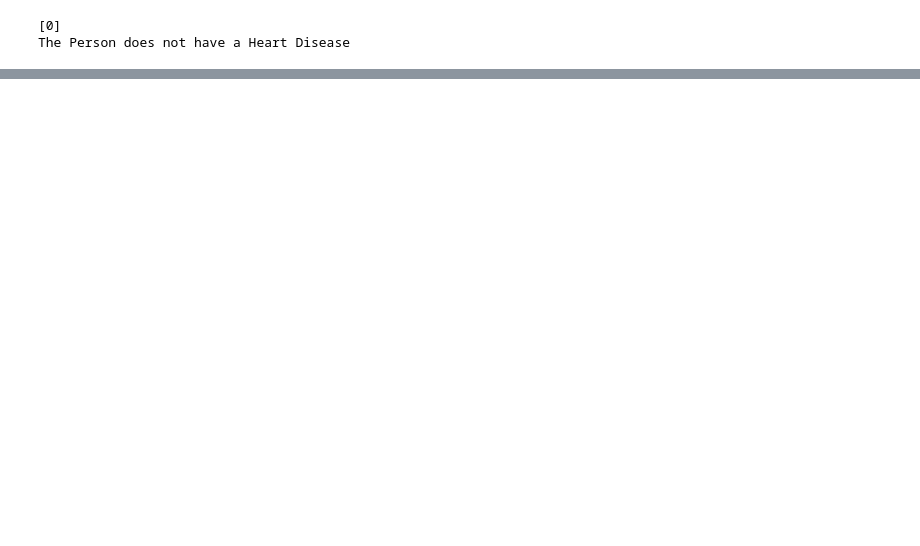
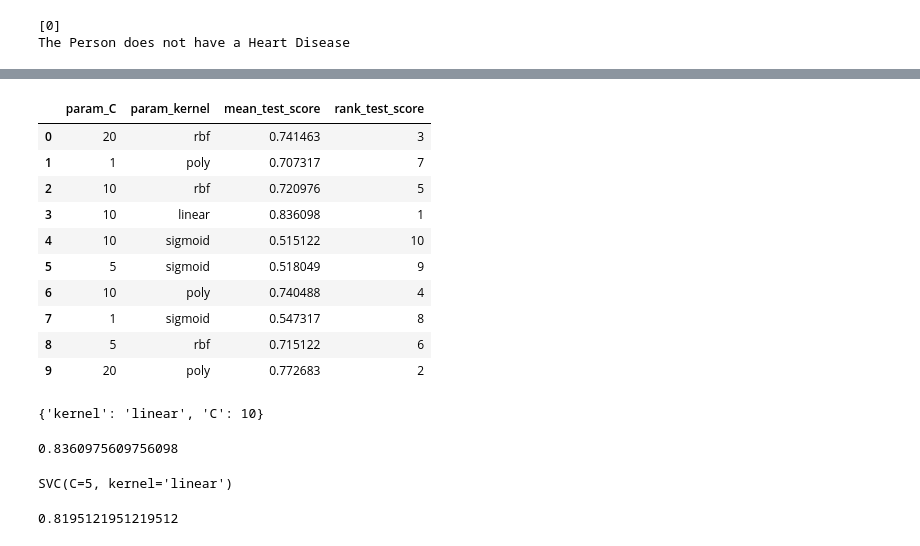
Before and after one commit to KaranamShivaKumar/Machine_learning_projects, a Jupyter notebook: Heart_Disease_Dataset.ipynb, the cells around one changed output, grey strips where cells are left out. Saved outputs shown, nothing was run; the diff lists cells and outputs as text; code cells hidden in the pictures; blank space fills up the shorter version.

```diff
--- a/Heart_Disease_Dataset.ipynb
+++ b/Heart_Disease_Dataset.ipynb
@@ -174,0 +397,23 @@ The Person does not have a Heart Disease
+# %%
+result[['param_C','param_kernel','mean_test_score','rank_test_score']]
+# %% [output]
+|  | param_C | param_kernel | mean_test_score | rank_test_score |
+| 0 | 20 | rbf | 0.741463 | 3 |
+| 1 | 1 | poly | 0.707317 | 7 |
+| 2 | 10 | rbf | 0.720976 | 5 |
+| 3 | 10 | linear | 0.836098 | 1 |
+| 4 | 10 | sigmoid | 0.515122 | 10 |
+| 5 | 5 | sigmoid | 0.518049 | 9 |
+| 6 | 10 | poly | 0.740488 | 4 |
+| 7 | 1 | sigmoid | 0.547317 | 8 |
+| 8 | 5 | rbf | 0.715122 | 6 |
+| 9 | 20 | poly | 0.772683 | 2 |
+# %%
+rand.best_params_
+# %% [output]
+{'kernel': 'linear', 'C': 10}
+# %%
+high_accuracy = rand.best_score_
+print(high_accuracy)
+# %% [output]
+0.8360975609756098
@@ -174,0 +422,9 @@ The Person does not have a Heart Disease
+# %%
+Model.fit(X_train,Y_train)
+# %% [output]
+SVC(C=5, kernel='linear')
+# %%
+test_pred = Model.predict(X_test)
+print(accuracy_score(test_pred,Y_test))
+# %% [output]
+0.8195121951219512
```
Also changed, not shown: parts of 47 cells of this notebook.
